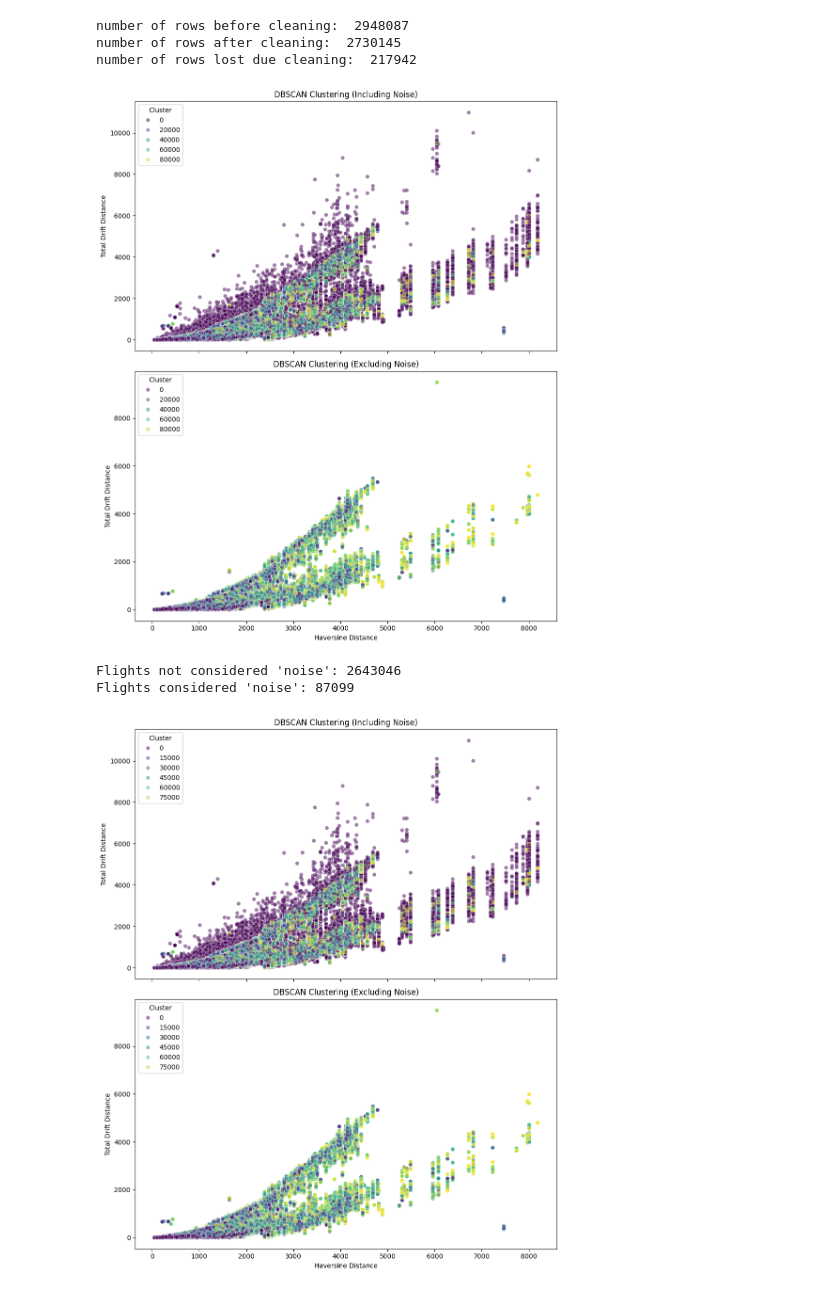
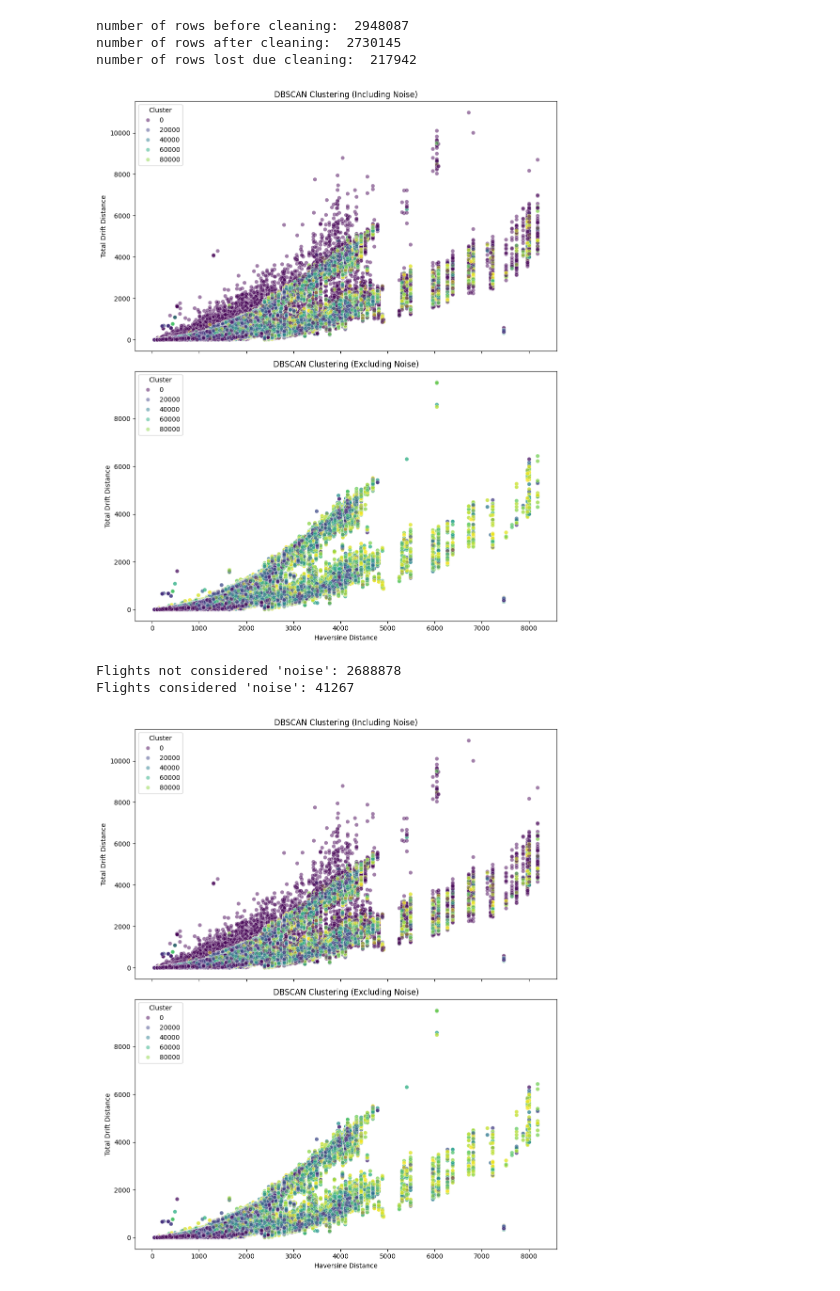
Before and after one commit to janiejestemja/coriolis_flights, a Jupyter notebook: coriolis_analysis_03b.ipynb, the cells around one changed output. Drawn from its saved outputs; the diff is of its cells as text; code cells hidden in the pictures.

Commit message:
Adjusted eps and min_samples.

```diff
--- a/coriolis_analysis_03b.ipynb
+++ b/coriolis_analysis_03b.ipynb
@@ -147,14 +147,14 @@ def db_scanner(data, fdf, epsilon, minimum_samples):
 # %%
 start = 7
 end = 10
 
-epsilons = [x * 0.1 for x in range(start, end)]
-min_samples = [3 for _ in range(start, end)]
+epsilons = [float(f"{0.9 + x * 0.01:.2f}") for x in range(start, end)]
+min_samples = [2 for _ in range(start, end)]
 
 for epsilon, min_sample in zip(epsilons, min_samples):
     db_scanner(data, fdf, epsilon, min_sample)
 # %% [output]
-[figure, old version]
+[figure, new version]
-Flights not considered 'noise': 2643046
-Flights considered 'noise': 87099
+Flights not considered 'noise': 2688878
+Flights considered 'noise': 41267
-[figure, old version]
+[figure, new version]
```
Also changed, not shown: parts of 1 cell of this notebook.
